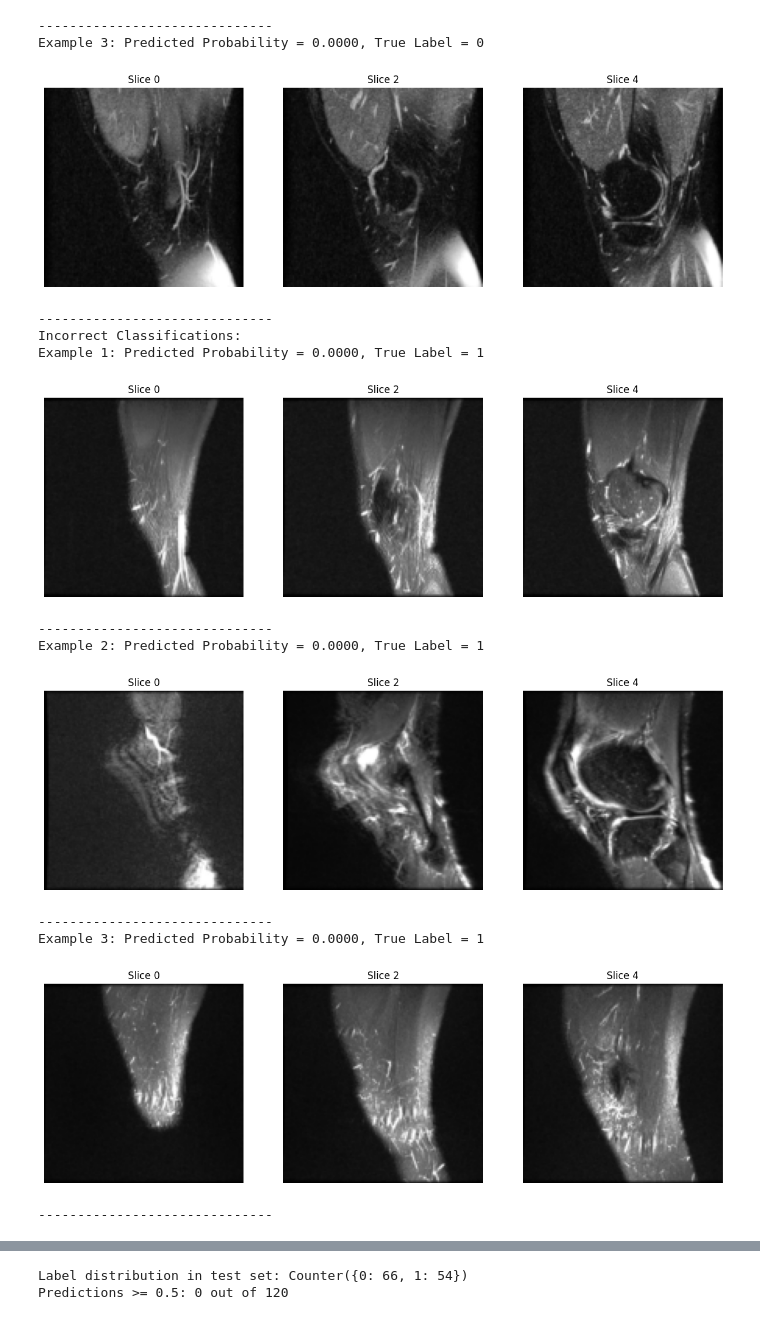
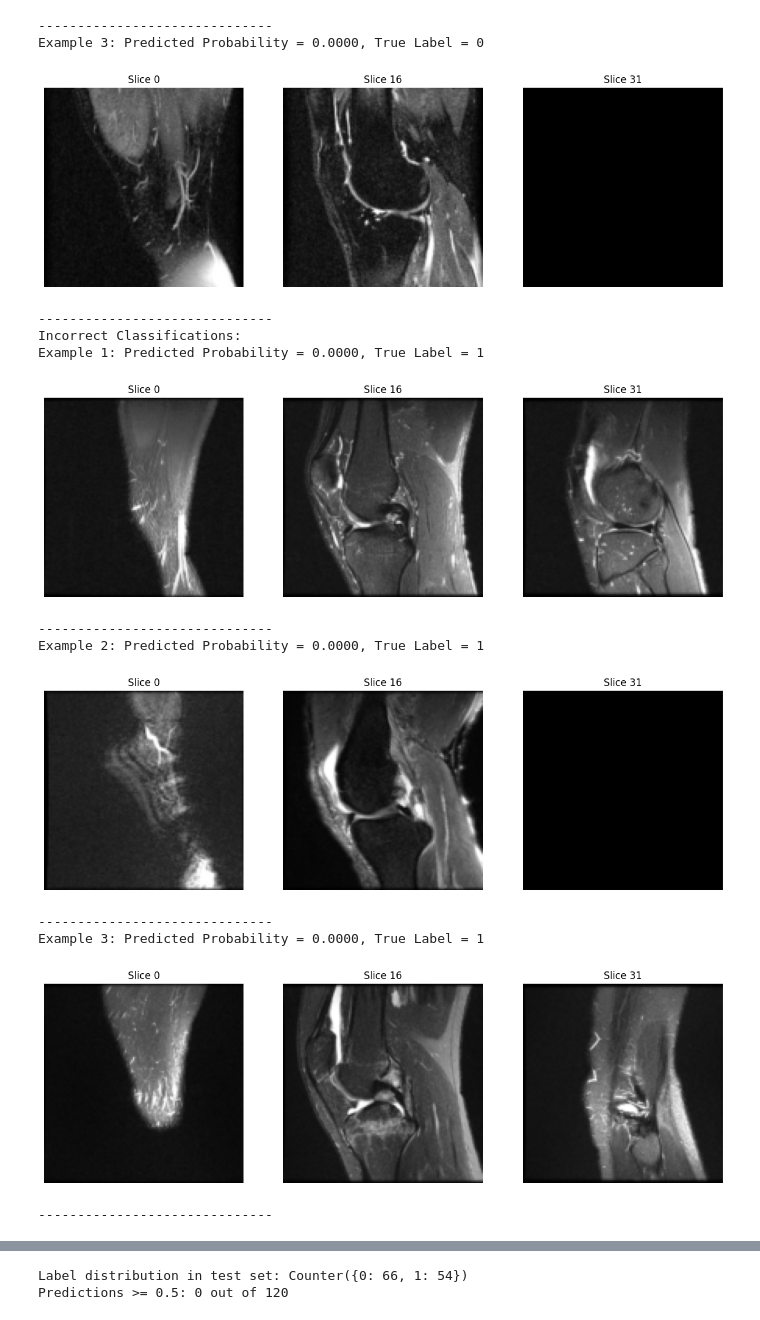
Before and after one commit to dylanbforde/ai-medical-image-analysis, a Jupyter notebook: MRNET_Assignment.ipynb, the cells around one changed output, grey strips where cells are left out. Cells and saved outputs as stored; diff of their text form; code cells hidden in the pictures.

```diff
--- a/MRNET_Assignment.ipynb
+++ b/MRNET_Assignment.ipynb
@@ -77,15 +77,15 @@ class Net(nn.Module):
         # Permute the input to match the expected format (batch_size, 3, s, 256, 256)
         x = x.permute(0, 2, 1, 3, 4) # output size (batch_size, 3, num_slices, 256, 256)
 
-        x = self.pretrained_model(x) # output size (batch_size, 512)
+        pretrained_output = self.pretrained_model(x) # output size (batch_size, 512)
 
-        output = self.dropout(x)
+        dropout_output = self.dropout(pretrained_output)
 
         # Pass through classifier
-        output = self.classifer(output) # output size (batch_size, 1)
+        output = self.classifer(dropout_output) # output size (batch_size, 1)
 
 
-        return output
+        return output, pretrained_output, dropout_output
 
 # Re-initialize the model with the new architecture
 model = Net()
@@ -543,13 +555,11 @@ import pandas as pd
 import torch.utils.data as data # Import data here if not already imported globally
 
 
-# Get the best trial and its parameters
-best_trial_number = 5
-best_batch_size = 1
-best_dropout_rate = 0.2335130243416317
-best_lr = 2.7656885373779354e-06
-best_weight_decay = 2.511459382002335e-05
-
+best_trial_number = study.best_trial.number
+best_batch_size = study.best_trial.params['batch_size']
+best_dropout_rate = study.best_trial.params['dropout_rate']
+best_lr = study.best_trial.params['lr']
+best_weight_decay = study.best_trial.params['weight_decay']
 
 directory = "/content/drive/Shared drives/MRNet Group Assignment/MRI Data/"
 task = 'acl'
@@ -562,8 +572,17 @@ valid_loader = torch.utils.data.DataLoader(
 
 
 model = Net() # Initialize the model
-model_save_path = f'/content/drive/MyDrive/my_acl_sagittal_model_trial_{best_trial_number}.pth'
-model.load_state_dict(torch.load(model_save_path)) # Load the saved state
+# Construct the model path using the best_trial_number
+model_save_path = f'/content/drive/Shared drives/MRNet Group Assignment/MRI Data/my_acl_sagittal_model_trial_{best_trial_number}.pth'
+
+# Check if the model file exists before loading
+if os.path.exists(model_save_path):
+    model.load_state_dict(torch.load(model_save_path)) # Load the saved state
+    print(f"Loaded model from {model_save_path}")
+else:
+    print(f"Model file not found at {model_save_path}. Please ensure the Optuna study has completed and saved the model.")
+
+
 if torch.cuda.is_available():
     model = model.cuda()
 model.eval()
@@ -582,7 +601,8 @@ with torch.no_grad():
         else:
             image_gpu = image
 
-        prediction = model.forward(image_gpu.float())
+        prediction_tuple = model.forward(image_gpu.float())
+        prediction = prediction_tuple[0] # Extract the main prediction tensor
         probas = torch.sigmoid(prediction)
 
         y_trues.extend(label.cpu().tolist())
@@ -609,13 +629,17 @@ for i, ex in enumerate(correct_examples[:3]): # Display up to 3 correct examples
     num_slices = img_data.shape[0]
     # Display a few slices
     fig, axes = plt.subplots(1, 3, figsize=(15, 5))
-    slices_to_show = [0, 2, 4] # Display first, third, and fifth slices
+    slices_to_show = [0, num_slices // 2, num_slices - 1] # Display first, middle, and last slices
     for k, slice_idx in enumerate(slices_to_show):
         if slice_idx < num_slices:
             # Assuming grayscale image with 3 repeated channels, take one channel
             axes[k].imshow(img_data[slice_idx, 0, :, :], cmap='gray')
             axes[k].set_title(f"Slice {slice_idx}")
             axes[k].axis('off')
+        else:
+             axes[k].set_title(f"Slice {slice_idx} (out of bounds)")
+             axes[k].axis('off')
+
     plt.show()
     print("-" * 30)
 
@@ -629,12 +653,15 @@ for i, ex in enumerate(incorrect_examples[:3]): # Display up to 3 incorrect exam
     num_slices = img_data.shape[0]
     # Display a few slices
     fig, axes = plt.subplots(1, 3, figsize=(15, 5))
-    slices_to_show = [0, 2, 4] # Display first, third, and fifth slices
+    slices_to_show = [0, num_slices // 2, num_slices - 1] # Display first, middle, and last slices
     for k, slice_idx in enumerate(slices_to_show):
          if slice_idx < num_slices:
             axes[k].imshow(img_data[slice_idx, 0, :, :], cmap='gray')
             axes[k].set_title(f"Slice {slice_idx}")
             axes[k].axis('off')
+         else:
+            axes[k].set_title(f"Slice {slice_idx} (out of bounds)")
+            axes[k].axis('off')
     plt.show()
     print("-" * 30)
 # %% [output]
@@ -649,16 +677,16 @@ Example 2: Predicted Probability = 0.0000, True Label = 0
 ------------------------------
 Example 3: Predicted Probability = 0.0000, True Label = 0
-[figure, old version]
+[figure, new version]
 ------------------------------
 Incorrect Classifications:
 Example 1: Predicted Probability = 0.0000, True Label = 1
-[figure, old version]
+[figure, new version]
 ------------------------------
 Example 2: Predicted Probability = 0.0000, True Label = 1
-[figure, old version]
+[figure, new version]
 ------------------------------
 Example 3: Predicted Probability = 0.0000, True Label = 1
-[figure, old version]
+[figure, new version]
 ------------------------------
 # %%
 from sklearn import metrics
```
Also changed, not shown: parts of 12 cells of this notebook.
